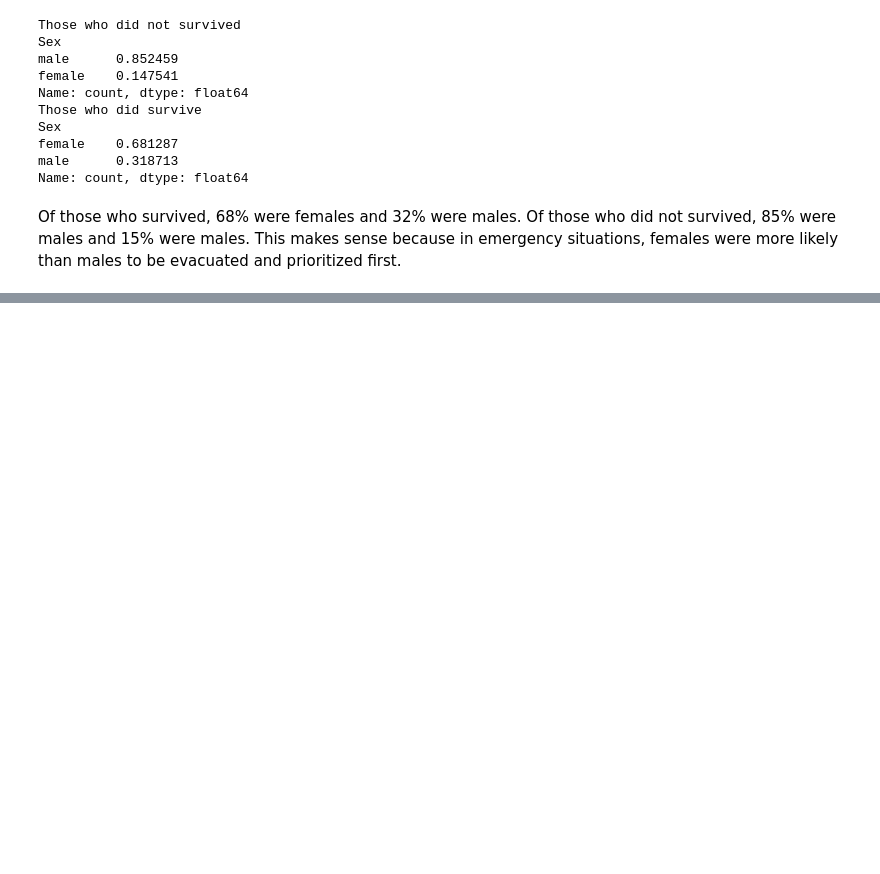
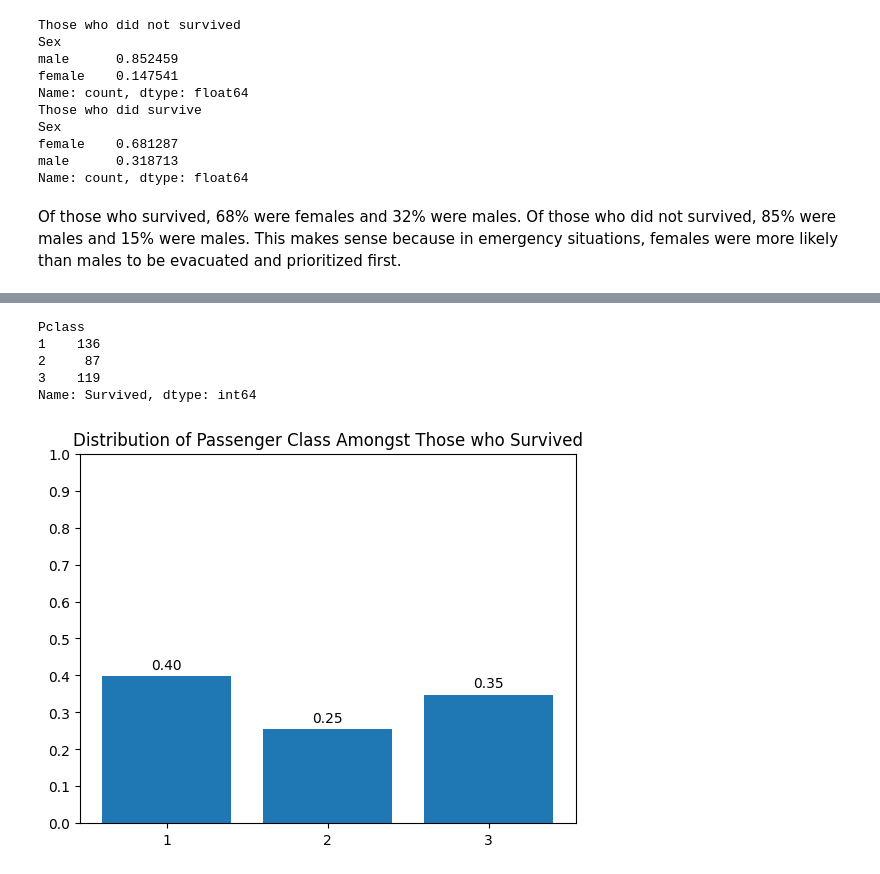
Before and after one commit to klam912/titanic_pred, a Jupyter notebook: model.ipynb, the cells around one changed output, grey strips where cells are left out. Drawn from its saved outputs; the diff is of its cells as text; code cells hidden in the pictures; blank space fills up the shorter version.

Commit message:
data exploration and correlational matrix

```diff
--- a/model.ipynb
+++ b/model.ipynb
@@ -10,7 +10,7 @@ import matplotlib.pyplot as plt
 ## Download data
 # %%
 import os
-data_dir = '/Users/kenlam/Desktop/Data science/ML projects/project 6/titanic/train.csv'
+data_dir = '/Users/kenlam/Desktop/Data science/ML projects/project 6/titanic_pred/titanic/train.csv'
 train_df = pd.read_csv(data_dir)
 train_df.head()
 # %% [output]
@@ -102,0 +114,3 @@ This makes sense because in emergency situations, females were more likely than
+# %%
+survived = df[df['Survived'] == 1]
+survived.head()
@@ -102,0 +124,28 @@ This makes sense because in emergency situations, females were more likely than
+# %%
+survived.groupby('Pclass')["Survived"].count()
+# %% [output]
+Pclass
+1    136
+2     87
+3    119
+Name: Survived, dtype: int64
+# %%
+total_survived = survived['PassengerId'].count()
+x = sorted((list(survived["Pclass"].unique()))) # store the names of the pclass
+for i in range(len(x)):
+    x[i] = str(x[i]) # convert to string names
+
+y = list(survived.groupby('Pclass')["Survived"].count()) / total_survived # store the count for each class
+
+bars = plt.bar(x, y)
+plt.title("Distribution of Passenger Class Amongst Those who Survived")
+plt.yticks(np.arange(0,1.1,0.1))
+for bar in bars:
+    height = bar.get_height()
+    plt.annotate(f'{height:.2f}',
+                 xy=(bar.get_x() + bar.get_width() / 2, height),
+                 xytext=(0, 3),  # 3 points vertical offset
+                 textcoords="offset points",
+                 ha='center', va='bottom')
+# %% [output]
+[figure, added]
```
Also changed, not shown: parts of 26 cells of this notebook.
